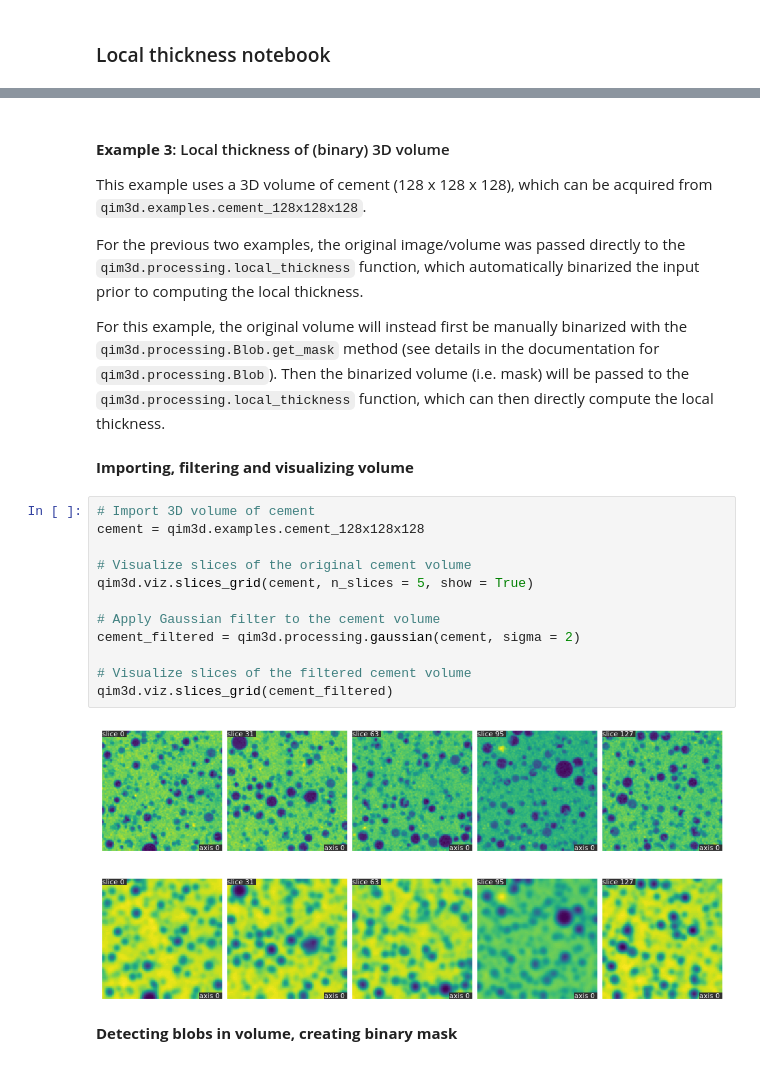
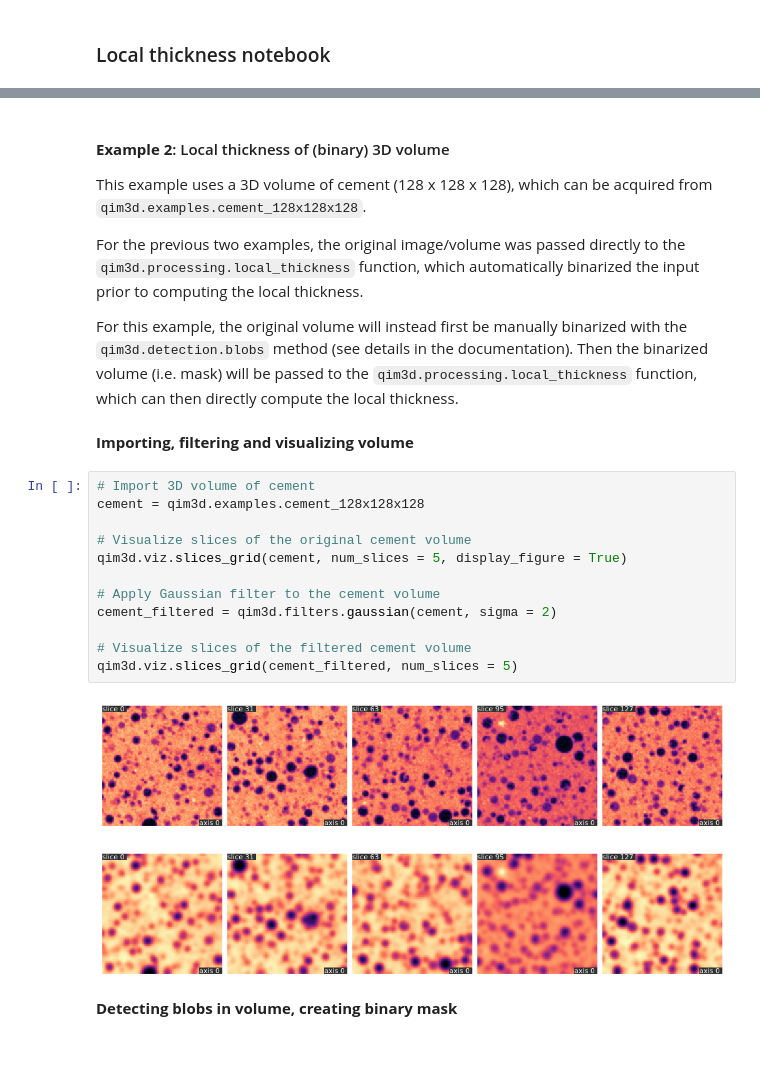
Before and after one commit to qim-center/qim3d, a Jupyter notebook: docs/notebooks/local_thickness.ipynb, the cells around one changed output, grey strips where cells are left out. Drawn from its saved outputs; the diff is of its cells as text.

```diff
--- a/docs/notebooks/local_thickness.ipynb
+++ b/docs/notebooks/local_thickness.ipynb
@@ -42,28 +25,28 @@ WARNING:qim3d:Input image is not binary. It will be binarized using Otsu's metho
 interactive(children=(IntSlider(value=112, description='Slice index', layout=Layout(width='450px'), max=224), …
 # %% [markdown]
-#### **Example 3**: Local thickness of (binary) 3D volume
+#### **Example 2**: Local thickness of (binary) 3D volume
 This example uses a 3D volume of cement (128 x 128 x 128), which can be acquired from `qim3d.examples.cement_128x128x128`.
 
 For the previous two examples, the original image/volume was passed directly to the `qim3d.processing.local_thickness` function, which automatically binarized the input prior to computing the local thickness.
 
-For this example, the original volume will instead first be manually binarized with the `qim3d.processing.Blob.get_mask` method (see details in the documentation for `qim3d.processing.Blob`). Then the binarized volume (i.e. mask) will be passed to the `qim3d.processing.local_thickness` function, which can then directly compute the local thickness.
+For this example, the original volume will instead first be manually binarized with the `qim3d.detection.blobs` method (see details in the documentation). Then the binarized volume (i.e. mask) will be passed to the `qim3d.processing.local_thickness` function, which can then directly compute the local thickness.
 # %% [markdown]
 **Importing, filtering and visualizing volume**
 # %%
 # Import 3D volume of cement
 cement = qim3d.examples.cement_128x128x128
 
 # Visualize slices of the original cement volume
-qim3d.viz.slices_grid(cement, n_slices = 5, show = True)
+qim3d.viz.slices_grid(cement, num_slices = 5, display_figure = True)
 
 # Apply Gaussian filter to the cement volume
-cement_filtered = qim3d.processing.gaussian(cement, sigma = 2)
+cement_filtered = qim3d.filters.gaussian(cement, sigma = 2)
 
 # Visualize slices of the filtered cement volume
-qim3d.viz.slices_grid(cement_filtered)
+qim3d.viz.slices_grid(cement_filtered, num_slices = 5)
 # %% [output]
-[figure, old version]
+[figure, new version]
-[figure, old version]
+[figure, new version]
 # %% [markdown]
 **Detecting blobs in volume, creating binary mask**
 # %%
```
Also changed, not shown: parts of 8 cells of this notebook, 13 other files.
